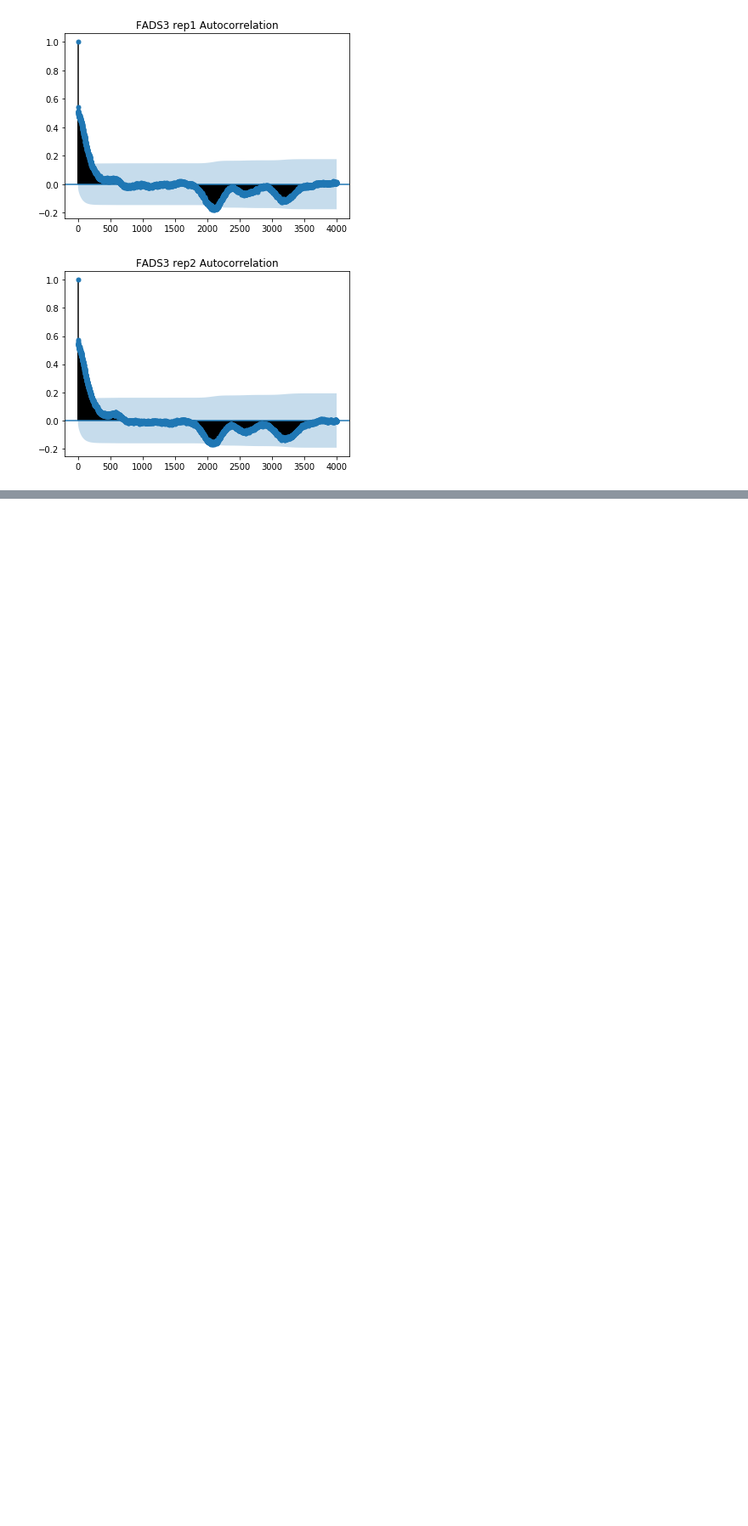
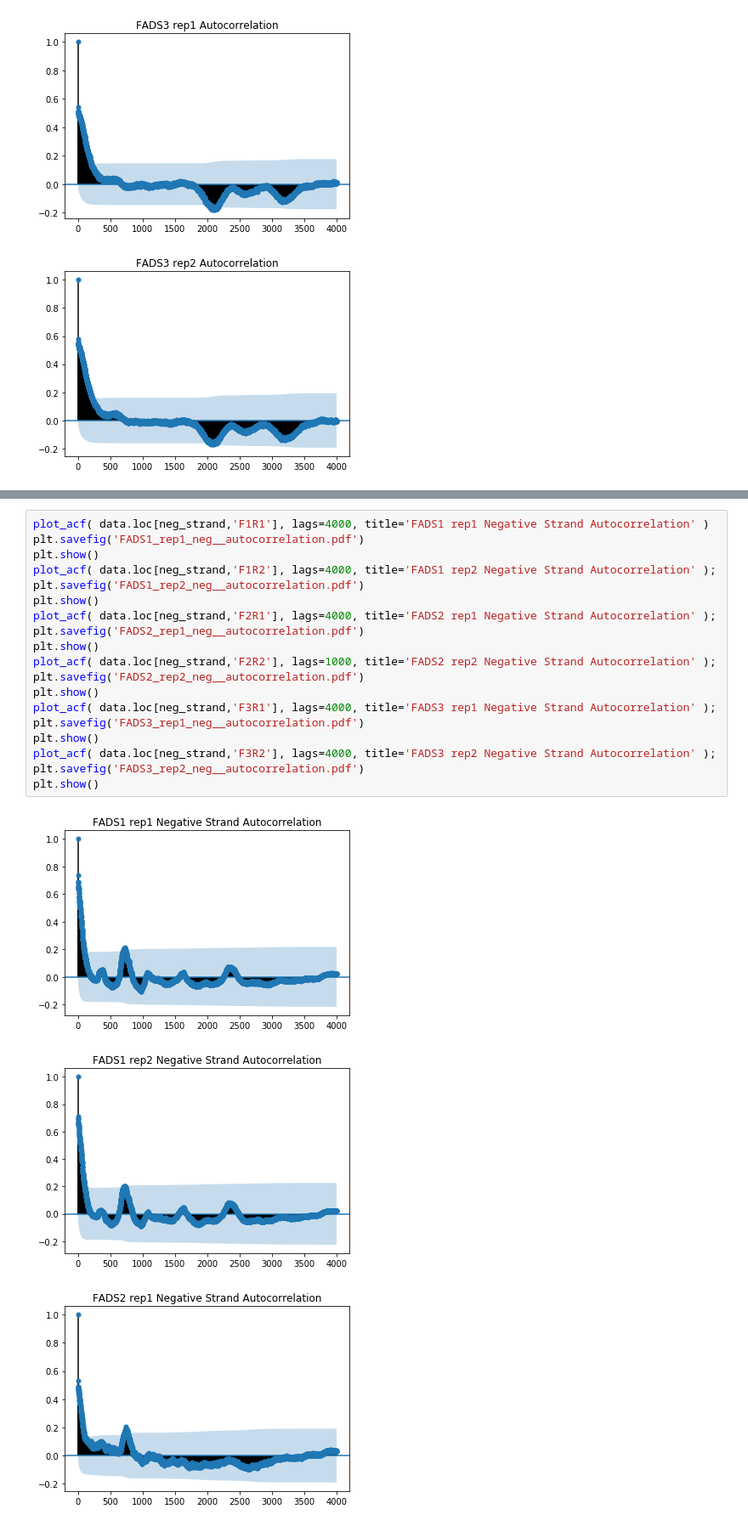
Before and after one commit to sjgosai/casa, a Jupyter notebook: analysis/FADS_locus.ipynb, the cells around one changed output, grey strips where cells are left out. Shown at 85% size. Saved outputs shown, nothing was run; the diff lists cells and outputs as text; blank space fills up the shorter version.

```diff
--- a/analysis/FADS_locus.ipynb
+++ b/analysis/FADS_locus.ipynb
@@ -391,0 +420,23 @@ plt.show()
+# %%
+plot_acf( data.loc[neg_strand,'F1R1'], lags=4000, title='FADS1 rep1 Negative Strand Autocorrelation' )
+plt.savefig('FADS1_rep1_neg__autocorrelation.pdf')
+plt.show()
+plot_acf( data.loc[neg_strand,'F1R2'], lags=4000, title='FADS1 rep2 Negative Strand Autocorrelation' );
+plt.savefig('FADS1_rep2_neg__autocorrelation.pdf')
+plt.show()
+plot_acf( data.loc[neg_strand,'F2R1'], lags=4000, title='FADS2 rep1 Negative Strand Autocorrelation' );
+plt.savefig('FADS2_rep1_neg__autocorrelation.pdf')
+plt.show()
+plot_acf( data.loc[neg_strand,'F2R2'], lags=1000, title='FADS2 rep2 Negative Strand Autocorrelation' );
+plt.savefig('FADS2_rep2_neg__autocorrelation.pdf')
+plt.show()
+plot_acf( data.loc[neg_strand,'F3R1'], lags=4000, title='FADS3 rep1 Negative Strand Autocorrelation' );
+plt.savefig('FADS3_rep1_neg__autocorrelation.pdf')
+plt.show()
+plot_acf( data.loc[neg_strand,'F3R2'], lags=4000, title='FADS3 rep2 Negative Strand Autocorrelation' );
+plt.savefig('FADS3_rep2_neg__autocorrelation.pdf')
+plt.show()
+# %% [output]
+[figure, added]
+[figure, added]
+[figure, added]
```
Also changed, not shown: parts of 35 cells of this notebook.
